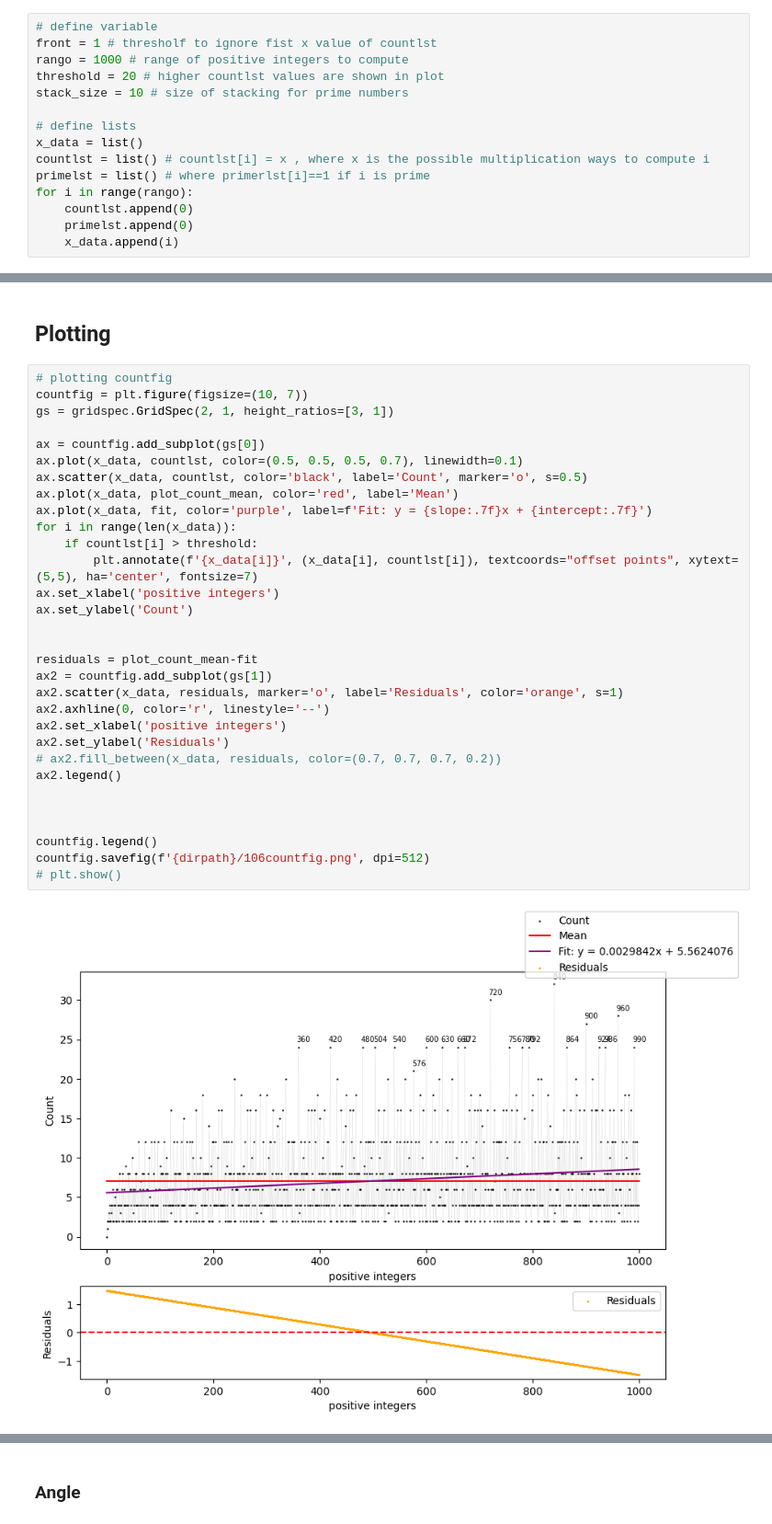
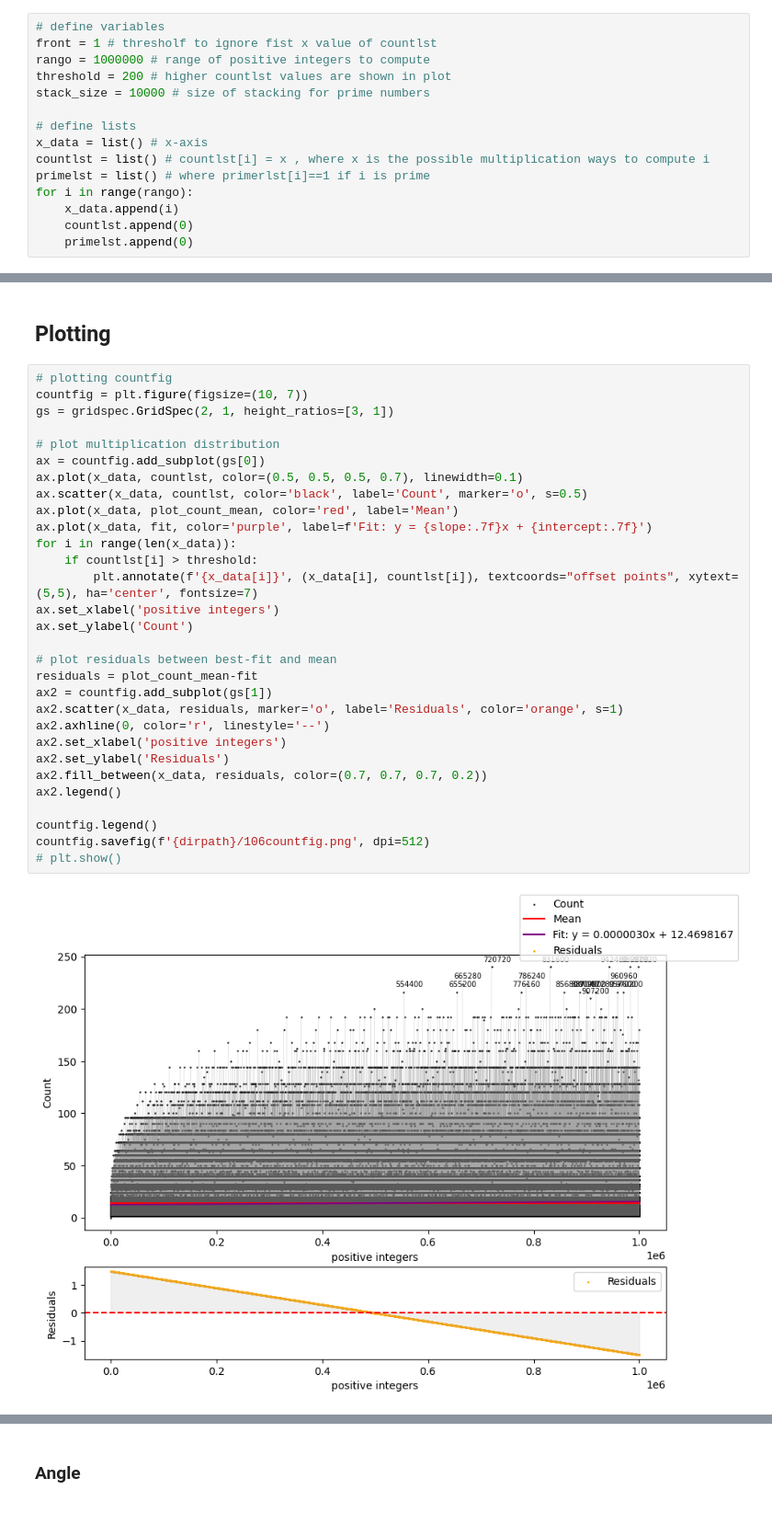
Before and after one commit to joanalnu/distribution_of_multiplication, a Jupyter notebook: main.ipynb, the cells around one changed output, grey strips where cells are left out. Shown at 92% size. Saved outputs shown, nothing was run; the diff lists cells and outputs as text.

```diff
--- a/main.ipynb
+++ b/main.ipynb
@@ -13,20 +13,20 @@ import matplotlib.gridspec as gridspec
 from scipy.optimize import fsolve
 dirpath = os.path.dirname(os.path.abspath(__doc__))
 # %%
-# define variable
+# define variables
 front = 1 # thresholf to ignore fist x value of countlst
-rango = 1000 # range of positive integers to compute
-threshold = 20 # higher countlst values are shown in plot
-stack_size = 10 # size of stacking for prime numbers
+rango = 1000000 # range of positive integers to compute
+threshold = 200 # higher countlst values are shown in plot
+stack_size = 10000 # size of stacking for prime numbers
 
 # define lists
-x_data = list()
+x_data = list() # x-axis
 countlst = list() # countlst[i] = x , where x is the possible multiplication ways to compute i
 primelst = list() # where primerlst[i]==1 if i is prime
 for i in range(rango):
+    x_data.append(i)
     countlst.append(0)
     primelst.append(0)
-    x_data.append(i)
 # %% [markdown]
 ## Computing
 # %%
@@ -89,36 +89,35 @@ Prime fit: y = 2.0037316210962146 * ^0.15390170187645436*x +1.5395289536885017
 # %%
 # plotting countfig
 countfig = plt.figure(figsize=(10, 7))
 gs = gridspec.GridSpec(2, 1, height_ratios=[3, 1])
 
+# plot multiplication distribution
 ax = countfig.add_subplot(gs[0])
 ax.plot(x_data, countlst, color=(0.5, 0.5, 0.5, 0.7), linewidth=0.1)
 ax.scatter(x_data, countlst, color='black', label='Count', marker='o', s=0.5)
 ax.plot(x_data, plot_count_mean, color='red', label='Mean')
 ax.plot(x_data, fit, color='purple', label=f'Fit: y = {slope:.7f}x + {intercept:.7f}')
 for i in range(len(x_data)):
     if countlst[i] > threshold:
         plt.annotate(f'{x_data[i]}', (x_data[i], countlst[i]), textcoords="offset points", xytext=(5,5), ha='center', fontsize=7)
 ax.set_xlabel('positive integers')
 ax.set_ylabel('Count')
 
-
+# plot residuals between best-fit and mean
 residuals = plot_count_mean-fit
 ax2 = countfig.add_subplot(gs[1])
 ax2.scatter(x_data, residuals, marker='o', label='Residuals', color='orange', s=1)
 ax2.axhline(0, color='r', linestyle='--')
 ax2.set_xlabel('positive integers')
 ax2.set_ylabel('Residuals')
-# ax2.fill_between(x_data, residuals, color=(0.7, 0.7, 0.7, 0.2))
+ax2.fill_between(x_data, residuals, color=(0.7, 0.7, 0.7, 0.2))
 ax2.legend()
-
-
 
 countfig.legend()
 countfig.savefig(f'{dirpath}/106countfig.png', dpi=512)
 # plt.show()
 # %% [output]
-[figure, old version]
+[figure, new version]
 # %%
 # plotting primefig
 primefig, ax1 = plt.subplots(figsize=(10,6))
```
Also changed, not shown: parts of 12 cells of this notebook, 1 other file.
